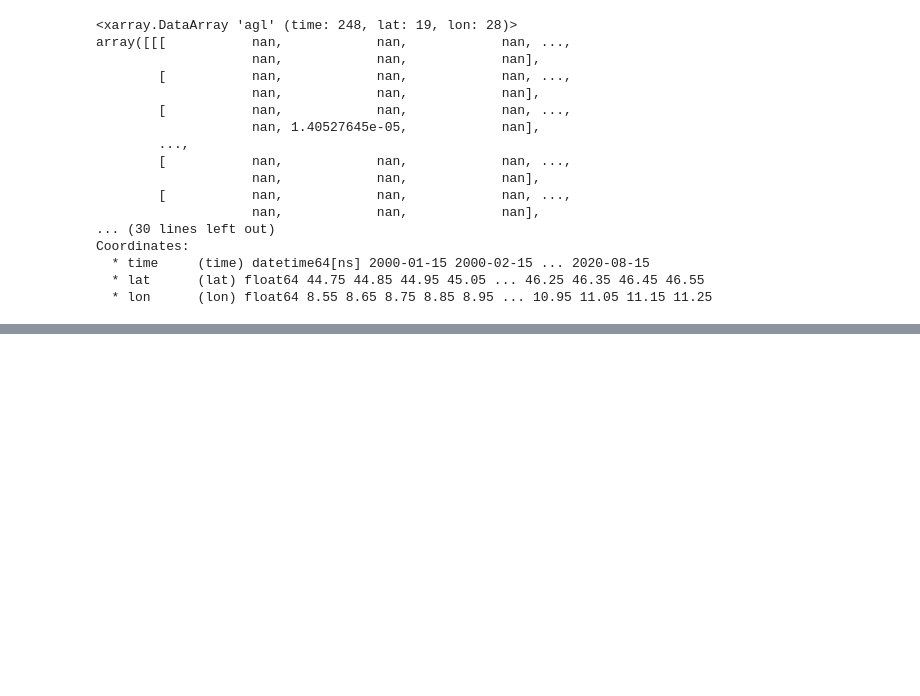
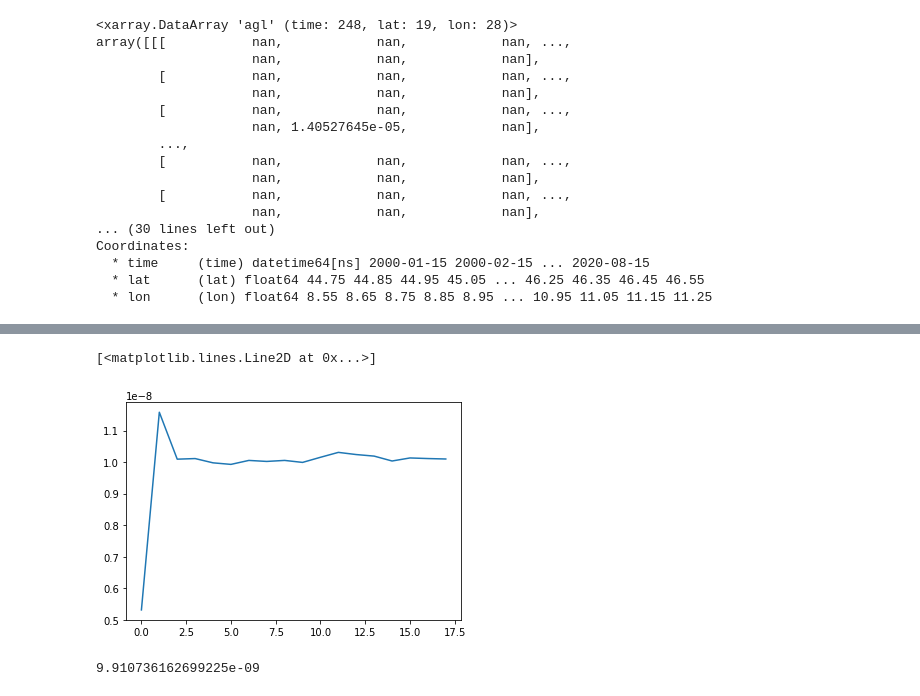
Before and after one commit to samuelexferri/unibg-statistic2, a Jupyter notebook: notebooks/cross_validation.ipynb, the cells around one changed output, grey strips where cells are left out. Drawn from its saved outputs; the diff is of its cells as text; code cells hidden in the pictures; blank space fills up the shorter version.

```diff
--- a/notebooks/cross_validation.ipynb
+++ b/notebooks/cross_validation.ipynb
@@ -86,0 +113,9 @@ test_df = data[~data.isin(train_df)].dropna(how = 'all')
+# %%
+plt.plot(rmse)
+# %% [output]
+[<matplotlib.lines.Line2D at 0x...>]
+[figure, added]
+# %%
+np.mean(np.array(rmse))
+# %% [output]
+9.910736162699225e-09
```
Also changed, not shown: parts of 11 cells of this notebook, 3 other files.
